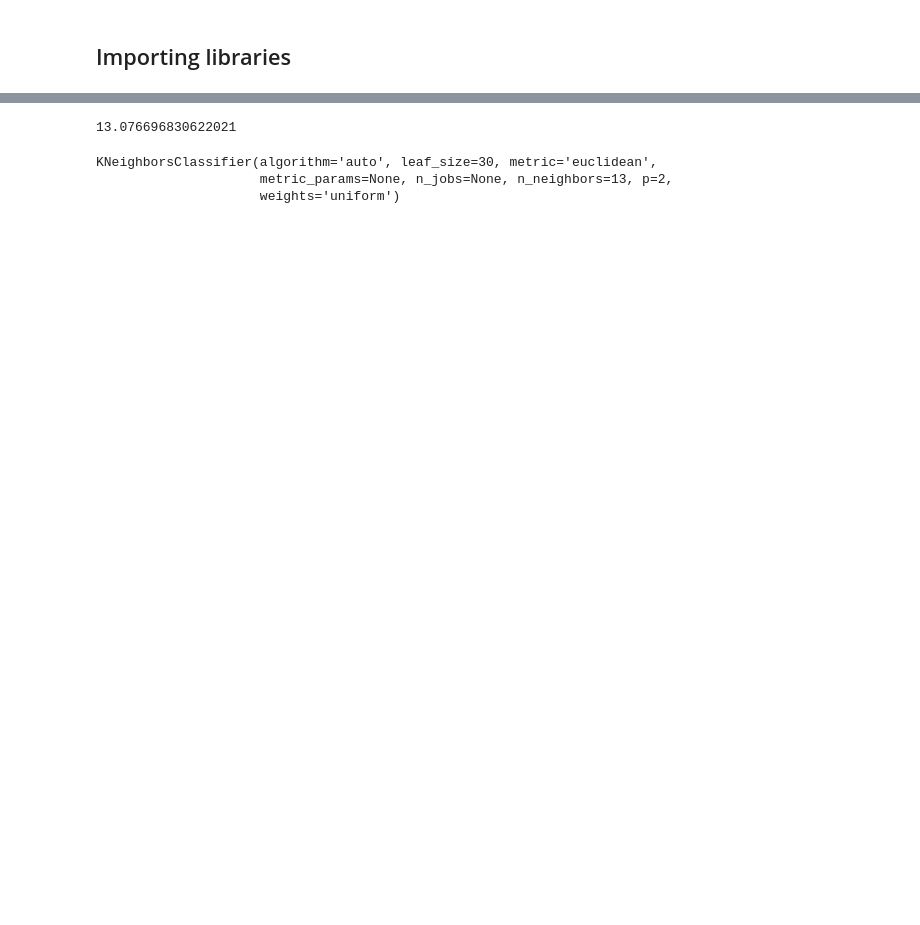
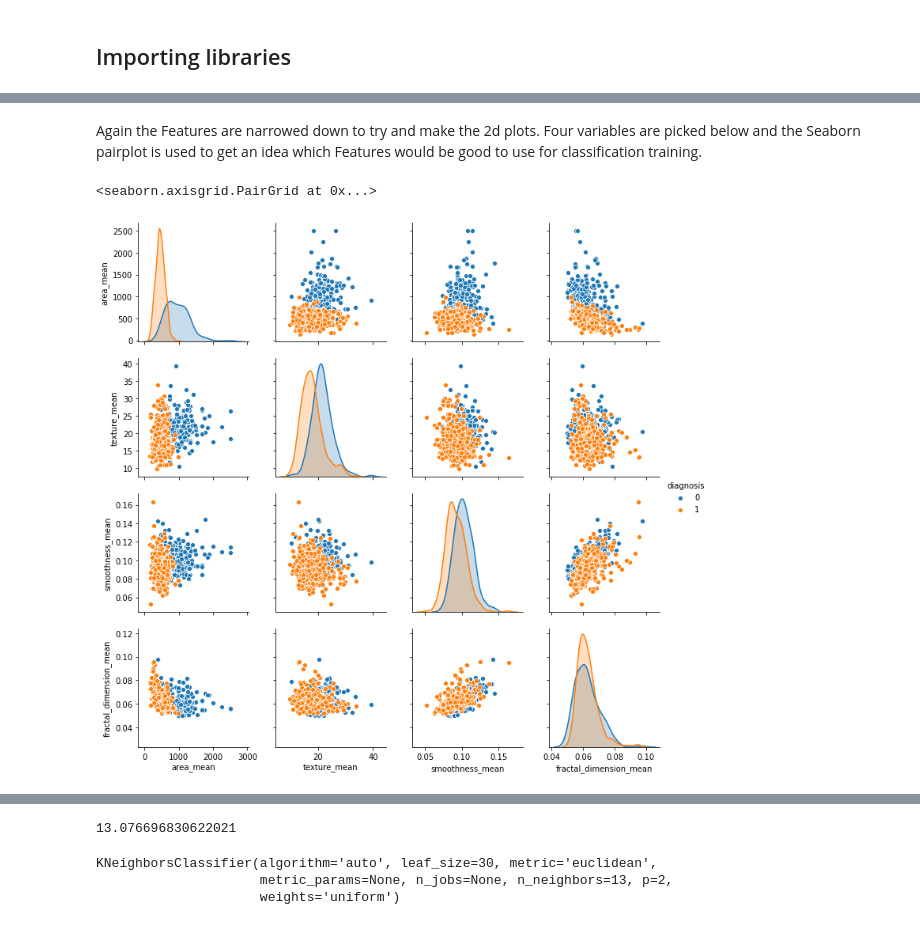
Before and after one commit to colmhiggs11/Machine_Learning_21_CH, a Jupyter notebook: Scikit-Learn.ipynb, the cells around one changed output, grey strips where cells are left out. Cells and saved outputs as stored; diff of their text form; code cells hidden in the pictures; blank space fills up the shorter version.

```diff
--- a/Scikit-Learn.ipynb
+++ b/Scikit-Learn.ipynb
@@ -390,0 +394,9 @@ X_test=sc_X.fit_transform(X_test)
+# %% [markdown]
+Again the Features are narrowed down to try and make the 2d plots. Four variables are picked below and the Seaborn pairplot is used to get an idea which Features would be good to use for classification training.
+# %%
+# Narrowed down the dataframe to 4 variables to choose which 2 to look at initially.
+columns_names = ['area_mean','texture_mean','smoothness_mean','fractal_dimension_mean']
+sns.pairplot(df, vars=columns_names, hue='diagnosis')
+# %% [output]
+<seaborn.axisgrid.PairGrid at 0x...>
+[figure, added]
```
Also changed, not shown: parts of 72 cells of this notebook, 1 other file.
